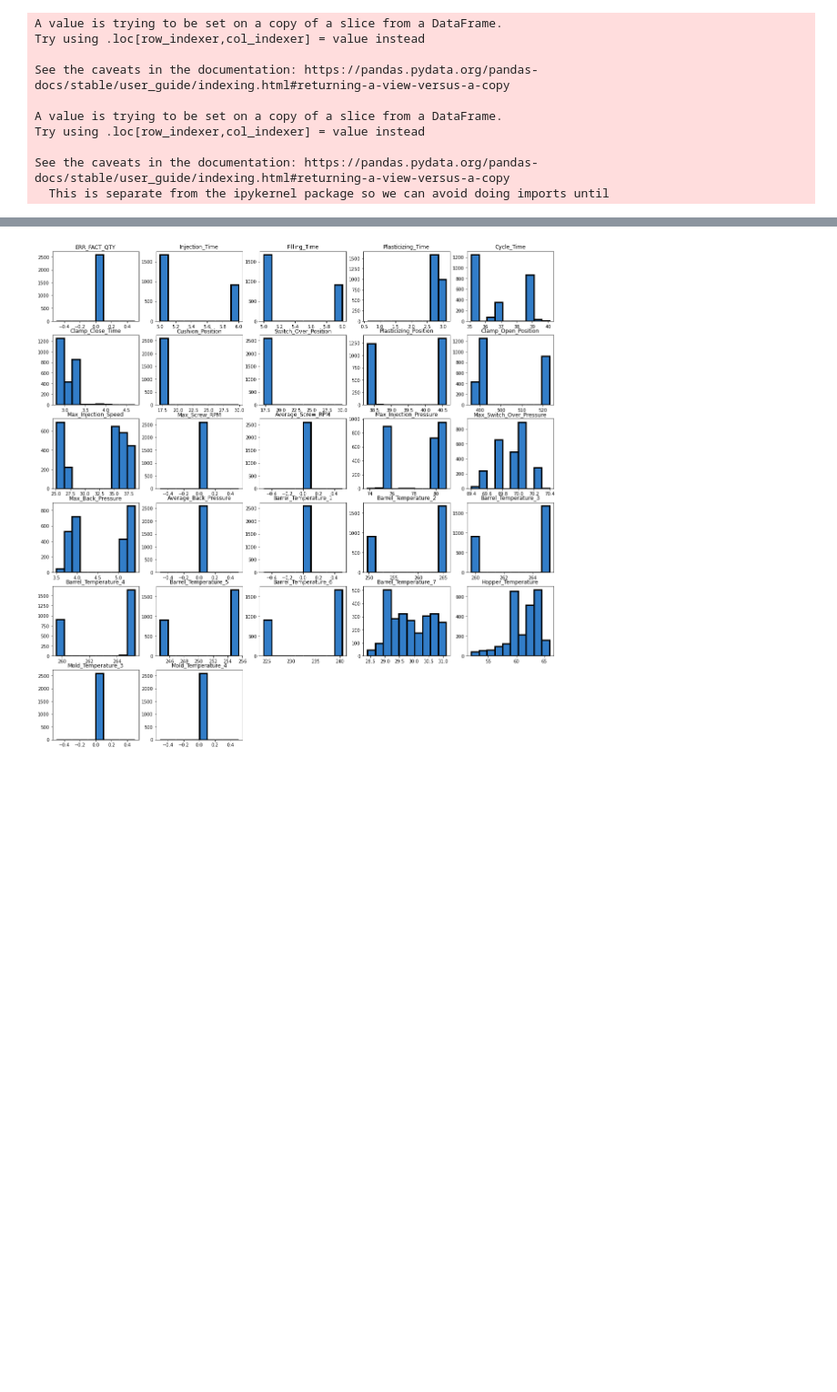
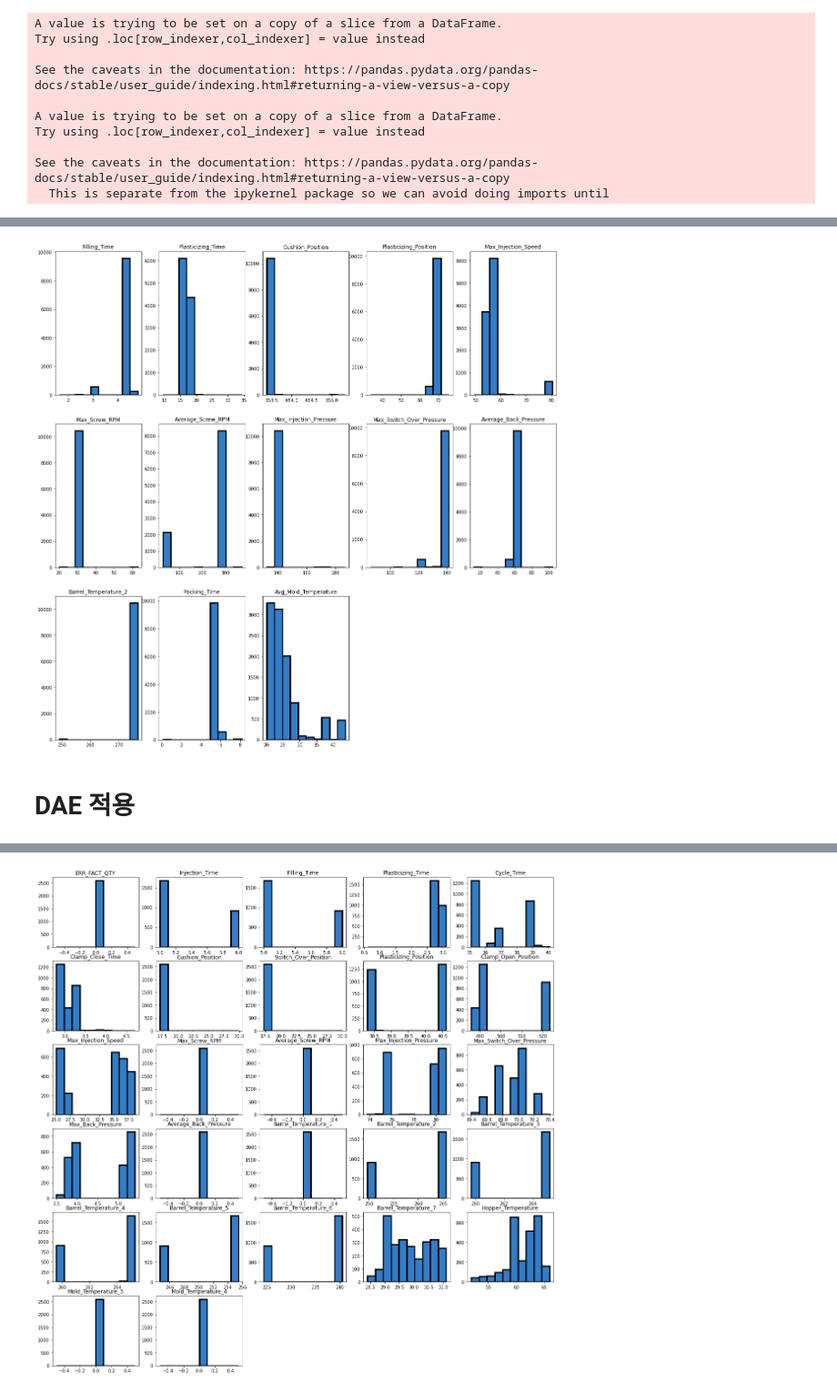
Before and after one commit to JinkyoJB/kamp, a Jupyter notebook: KAMP.ipynb, the cells around one changed output, grey strips where cells are left out. Shown at 91% size. Saved outputs shown, nothing was run; the diff lists cells and outputs as text; code cells hidden in the pictures; blank space fills up the shorter version.

```diff
--- a/KAMP.ipynb
+++ b/KAMP.ipynb
@@ -167,0 +199,4 @@ def denoising_autoencoder(data):
+# %%
+# label+unlabeled train 데이터
+train_df = pd.concat([unlabeled_CN7_650T_train, labeled_df_Y], ignore_index=True)
+train_df.info()
@@ -167,0 +224,12 @@ def denoising_autoencoder(data):
+# %%
+# train 데이터 히스토그램 시각화
+
+data = train_df
+for index, value in enumerate(data):
+    sub = plt.subplot(3, 5, index+1)
+    sub.hist(data[value], facecolor=(50/255, 125/255, 200/255), linewidth=3, edgecolor='black')
+    plt.title(value)
+# %% [output]
+[figure, added]
+# %% [markdown]
+# DAE 적용
```
Also changed, not shown: parts of 31 cells of this notebook.
